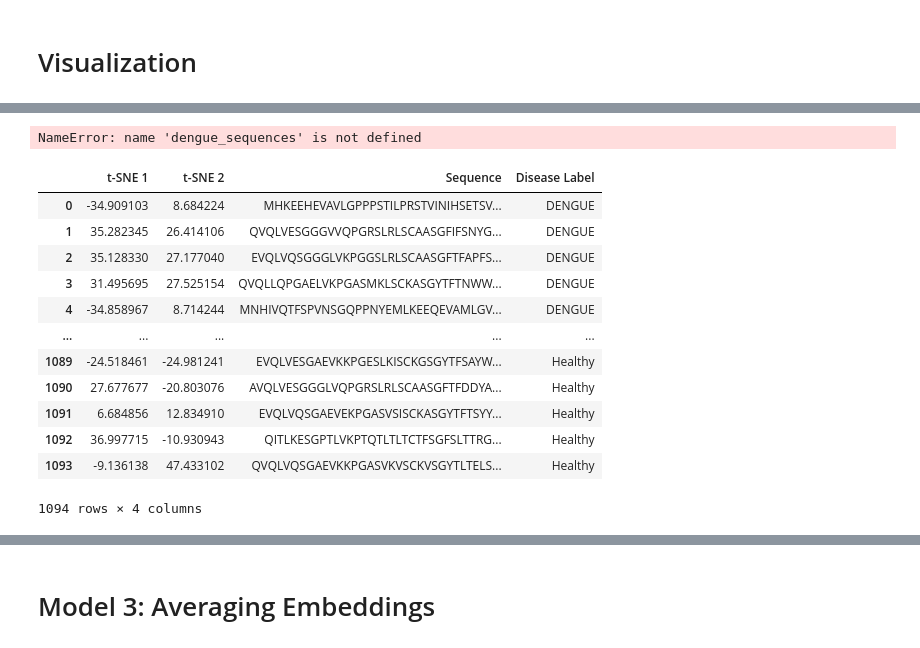
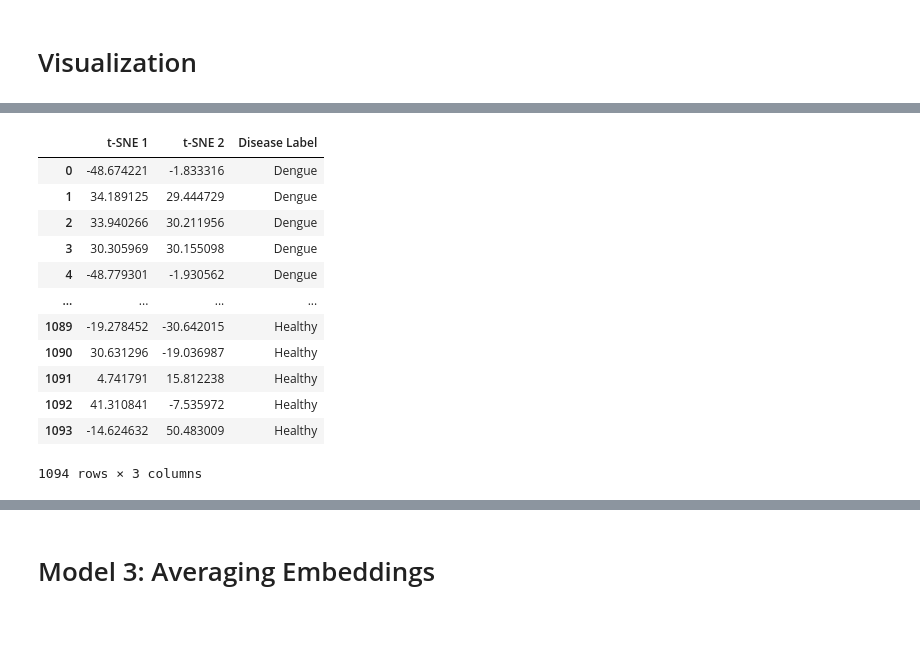
Before and after one commit to josephyu12/11th-science-fair, a Jupyter notebook: other_diseases/dengue_model.ipynb, the cells around one changed output, grey strips where cells are left out. Saved outputs shown, nothing was run; the diff lists cells and outputs as text; code cells hidden in the pictures.

```diff
--- a/other_diseases/dengue_model.ipynb
+++ b/other_diseases/dengue_model.ipynb
@@ -349,29 +345,27 @@ X_embedded = tsne.fit_transform(embeds)
 # %%
-all_sequences = np.concatenate((dengue_sequences, healthy_sequences[:1000]))
-disease_labels = ['DENGUE'] * 94 + ['Healthy'] * 1000
+# all_sequences = np.concatenate((dengue_sequences, healthy_sequences[:1000]))
+disease_labels = ['Dengue'] * 94 + ['Healthy'] * 1000
-# %% [output]
-NameError: name 'dengue_sequences' is not defined
 # %%
 df = pd.DataFrame()
 df.insert(0, 't-SNE 1', X_embedded[:,0])
 df.insert(1, 't-SNE 2', X_embedded[:,1])
-df.insert(2, 'Sequence', all_sequences)
-df.insert(3, 'Disease Label', disease_labels)
+# df.insert(2, 'Sequence', all_sequences)
+df.insert(2, 'Disease Label', disease_labels)
 df
 # %% [output]
-|  | t-SNE 1 | t-SNE 2 | Sequence | Disease Label |
-| 0 | -34.909103 | 8.684224 | MHKEEHEVAVLGPPPSTILPRSTVINIHSETSV... | DENGUE |
-| 1 | 35.282345 | 26.414106 | QVQLVESGGGVVQPGRSLRLSCAASGFIFSNYG... | DENGUE |
-| 2 | 35.128330 | 27.177040 | EVQLVQSGGGLVKPGGSLRLSCAASGFTFAPFS... | DENGUE |
-| 3 | 31.495695 | 27.525154 | QVQLLQPGAELVKPGASMKLSCKASGYTFTNWW... | DENGUE |
-| 4 | -34.858967 | 8.714244 | MNHIVQTFSPVNSGQPPNYEMLKEEQEVAMLGV... | DENGUE |
-| ... | ... | ... | ... | ... |
-| 1089 | -24.518461 | -24.981241 | EVQLVESGAEVKKPGESLKISCKGSGYTFSAYW... | Healthy |
-| 1090 | 27.677677 | -20.803076 | AVQLVESGGGLVQPGRSLRLSCAASGFTFDDYA... | Healthy |
-| 1091 | 6.684856 | 12.834910 | EVQLVQSGAEVEKPGASVSISCKASGYTFTSYY... | Healthy |
-| 1092 | 36.997715 | -10.930943 | QITLKESGPTLVKPTQTLTLTCTFSGFSLTTRG... | Healthy |
-| 1093 | -9.136138 | 47.433102 | QVQLVQSGAEVKKPGASVKVSCKVSGYTLTELS... | Healthy |
+|  | t-SNE 1 | t-SNE 2 | Disease Label |
+| 0 | -48.674221 | -1.833316 | Dengue |
+| 1 | 34.189125 | 29.444729 | Dengue |
+| 2 | 33.940266 | 30.211956 | Dengue |
+| 3 | 30.305969 | 30.155098 | Dengue |
+| 4 | -48.779301 | -1.930562 | Dengue |
+| ... | ... | ... | ... |
+| 1089 | -19.278452 | -30.642015 | Healthy |
+| 1090 | 30.631296 | -19.036987 | Healthy |
+| 1091 | 4.741791 | 15.812238 | Healthy |
+| 1092 | 41.310841 | -7.535972 | Healthy |
+| 1093 | -14.624632 | 50.483009 | Healthy |
-1094 rows × 4 columns
+1094 rows × 3 columns
 # %%
 plt.figure(figsize=(12,12))
 sns.scatterplot(
```
Also changed, not shown: parts of 10 cells of this notebook, 6 other files.
